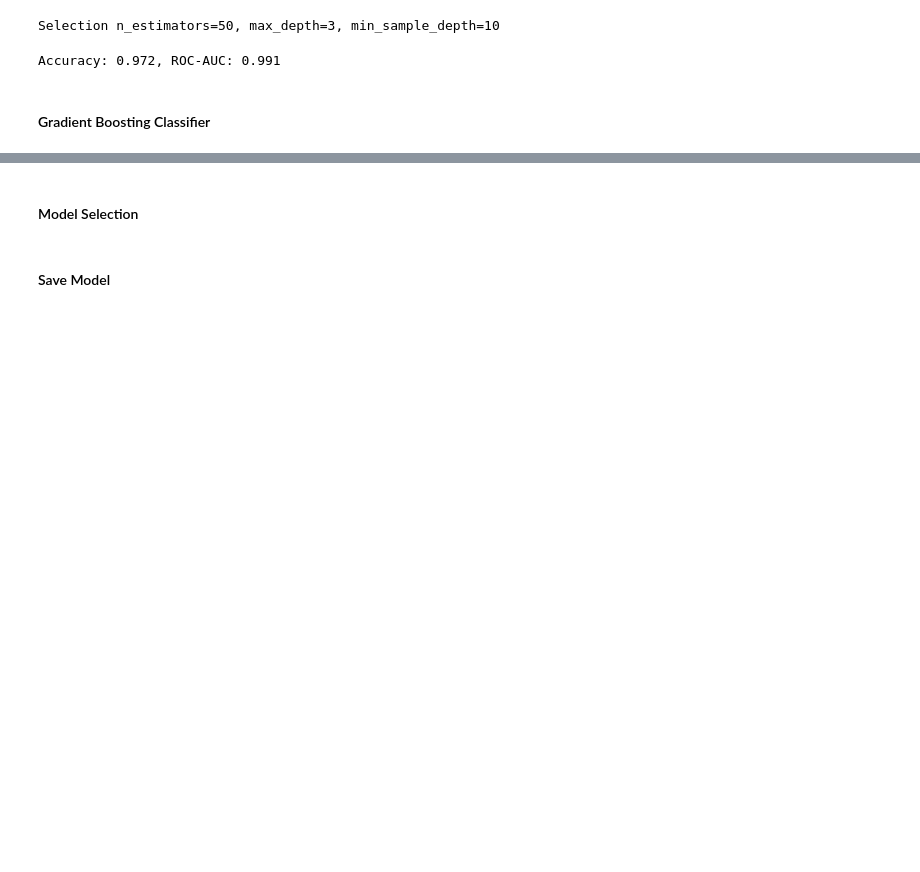
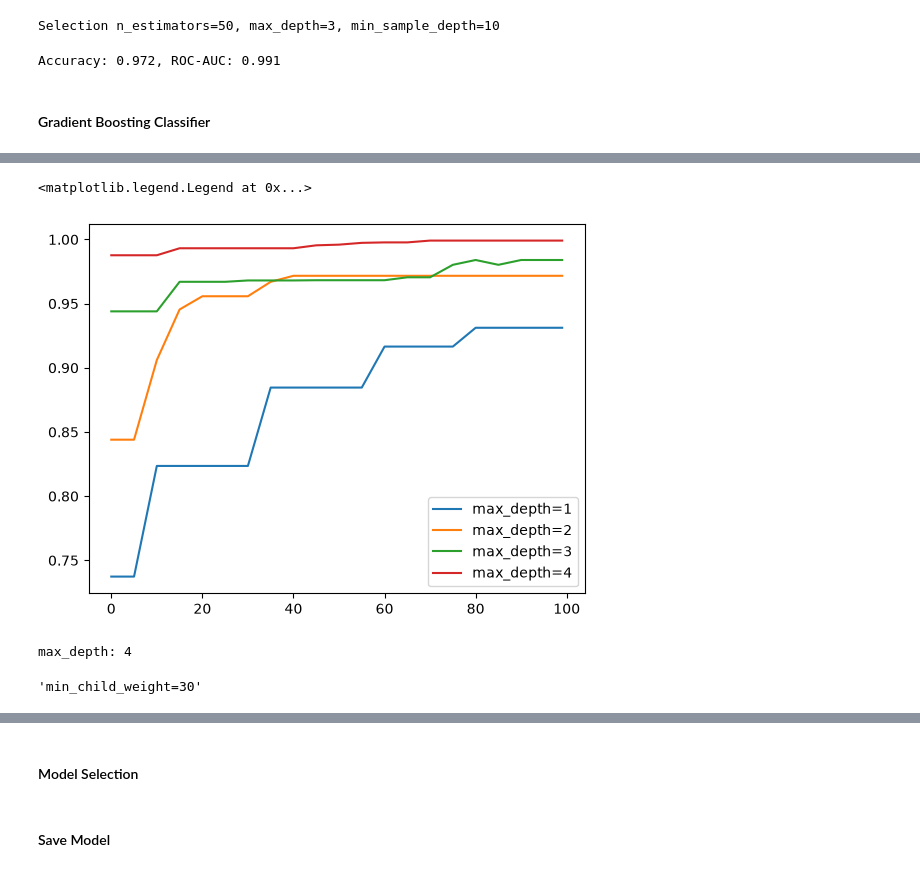
Before and after one commit to maneldevs/milk_quality_prediction, a Jupyter notebook: notebooks/notebook.ipynb, the cells around one changed output, grey strips where cells are left out. Cells and saved outputs as stored; diff of their text form; code cells hidden in the pictures; blank space fills up the shorter version.

```diff
--- a/notebooks/notebook.ipynb
+++ b/notebooks/notebook.ipynb
@@ -507,0 +616,23 @@ Accuracy: 0.972, ROC-AUC: 0.991
+# %%
+# max_depth
+
+scores = {}
+# %%
+%%capture output
+
+xgb_params = {
+    'eta': 0.01,
+    'max_depth': 4,
+    'min_child_weight': 1,
+
+    'objective': 'binary:logistic',
+    'eval_metric': 'auc',
+
+    'nthread': 8,
+    'seed': 1,
+    'verbosity': 1,
+}
+
+modelXGB = xgb.train(xgb_params, dtrain, num_boost_round=100, verbose_eval=5, evals=watchlist)
+y_pred = modelXGB.predict(dval)
+roc_auc_score(y_val, y_pred)
@@ -507,0 +645,12 @@ Accuracy: 0.972, ROC-AUC: 0.991
+# %%
+for key, df_score in scores.items():
+    plt.plot(df_score.num_iter, df_score.val_auc, label=key)
+plt.legend()
+# %% [output]
+<matplotlib.legend.Legend at 0x...>
+[figure, added]
+# %%
+max_depth_selected = 4
+print(f"max_depth: {max_depth_selected}")
+# %% [output]
+max_depth: 4
@@ -507,0 +680,6 @@ Accuracy: 0.972, ROC-AUC: 0.991
+# %%
+key = 'min_child_weight=%s' % (xgb_params['min_child_weight'])
+scores[key] = parse_xgb_output(output)
+key
+# %% [output]
+'min_child_weight=30'
```
Also changed, not shown: parts of 20 cells of this notebook, 1 other file.
